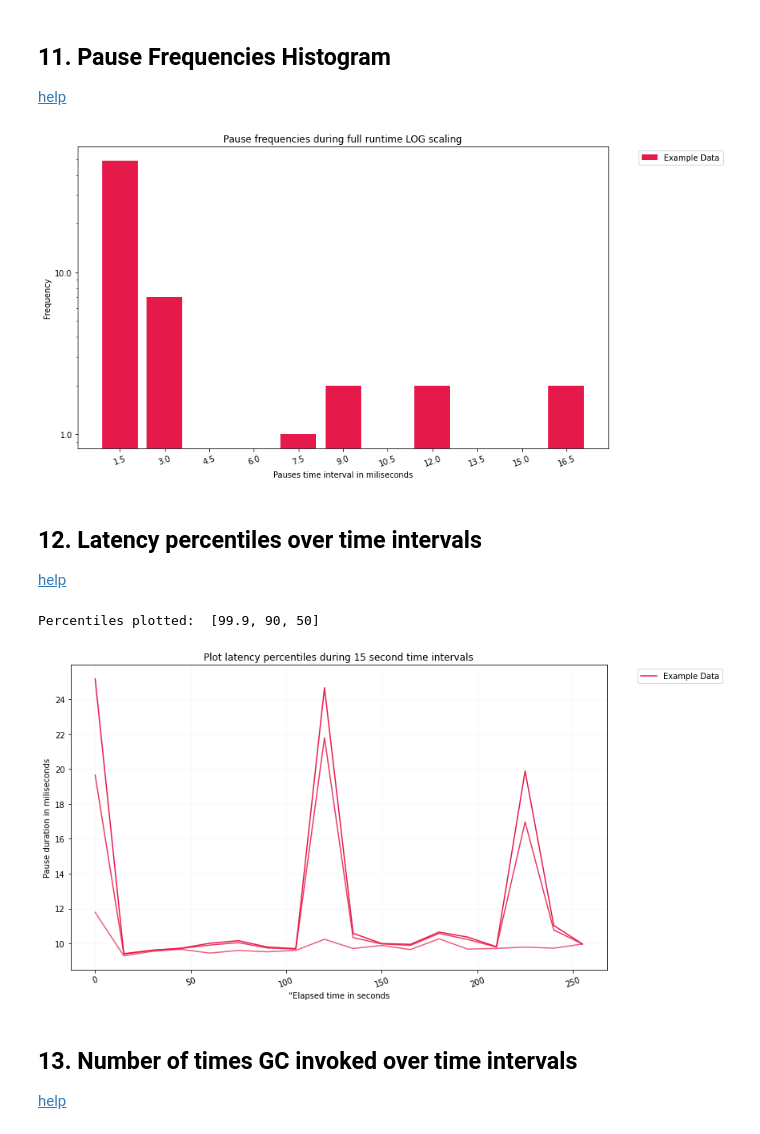
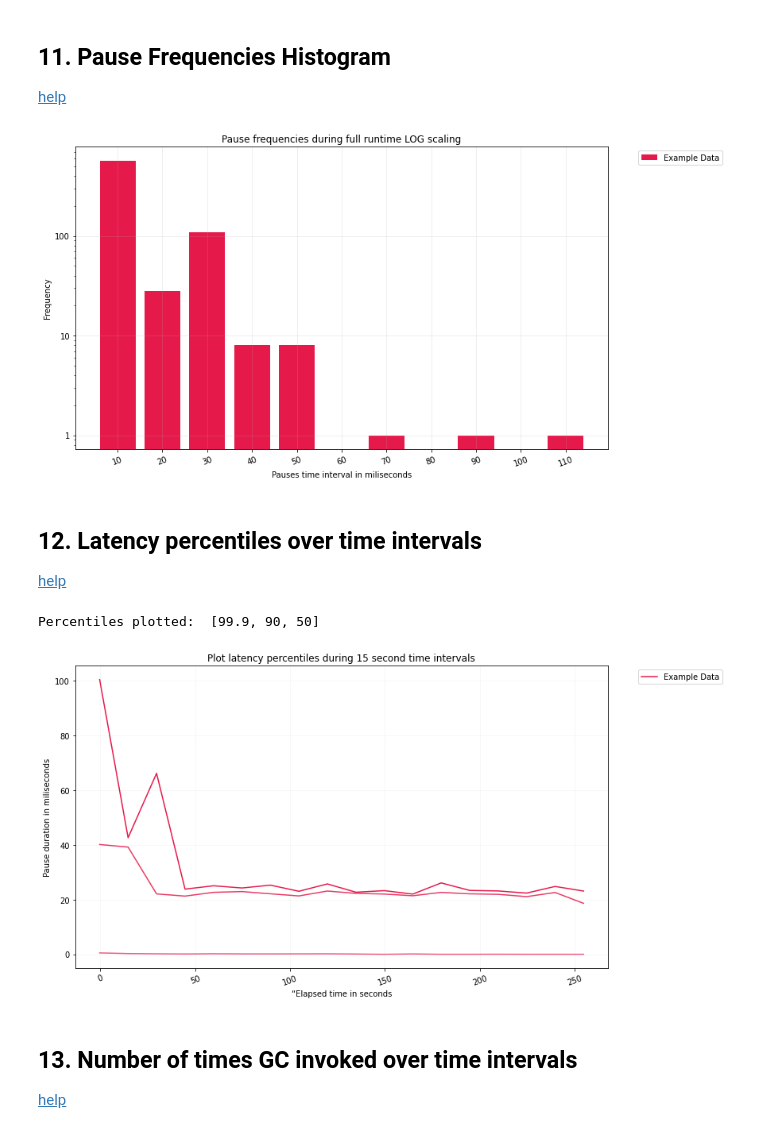
Before and after one commit to apple/GCGC, a Jupyter notebook: src/notebooks/GCGC.ipynb, the cells around one changed output. Cells and saved outputs as stored; diff of their text form; code cells hidden in the pictures.

```diff
--- a/src/notebooks/GCGC.ipynb
+++ b/src/notebooks/GCGC.ipynb
@@ -8,7 +8,7 @@ This notebook will automatically generate a list of plots for analysis of your g
 First, in the cell below, fill in both labels and filepaths as a list of strings.
 # %%
 ### List of files to analyze. You can use the wildcard to gather files in one directory for one run.
-filepaths = ["../../datasets/G1GC.log"]
+filepaths = ["../../datasets/*.log"]
 
 ### Describe the files above. Each index in the list corresponds to one GC log run.
 labels = [ "Example Data"]
@@ -380,21 +377,22 @@ plot_heatmaps(gc_event_dataframes,
 # %%
 from src.graphing.plotting import plot_frequency_intervals
 
 # All intervals are in seconds
 plot = plot_frequency_intervals(gc_event_dataframes,
                          filter_by = pauses_only,
-                         interval_duration = 1.5,
+                         interval_duration = 10,
                          labels = labels)
 
 _ = plt.xticks(rotation = 20)
 plot.set_xlabel("Pauses time interval in miliseconds")
 plot.set_ylabel("Frequency")
 plot.set_title("Pause frequencies during full runtime LOG scaling")
 plot.set_yscale("log")
+plot.grid(alpha = 0.25)
 
 plot.yaxis.set_major_formatter(ScalarFormatter())
 # %% [output]
-[figure, old version]
+[figure, new version]
 # %% [markdown]
 ## 12. Latency percentiles over time intervals
 [help](https://github.pie.apple.com/ellis-brown/GCGC/blob/version0.9.2/src/notebooks/README.md#12-latency-percentiles-over-time-intervals)
@@ -417,7 +415,7 @@ _ = plt.xticks(rotation = 20)
 print("Percentiles plotted: ", percentiles)
 # %% [output]
 Percentiles plotted:  [99.9, 90, 50]
-[figure, old version]
+[figure, new version]
 # %% [markdown]
 ## 13. Number of times GC invoked over time intervals
 [help](https://github.pie.apple.com/ellis-brown/GCGC/blob/version0.9.2/src/notebooks/README.md#12-latency-percentiles-over-time-intervals)
```
Also changed, not shown: parts of 16 cells of this notebook, 2 other files.
